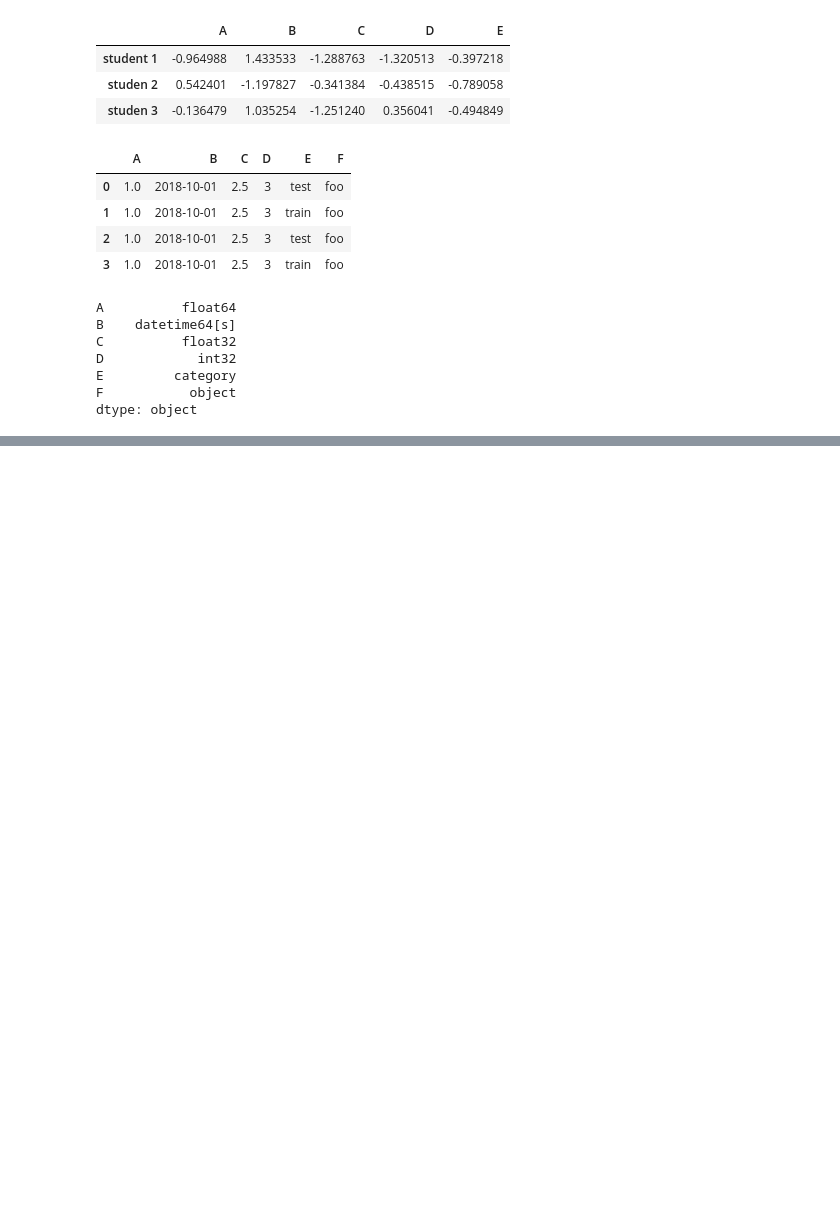
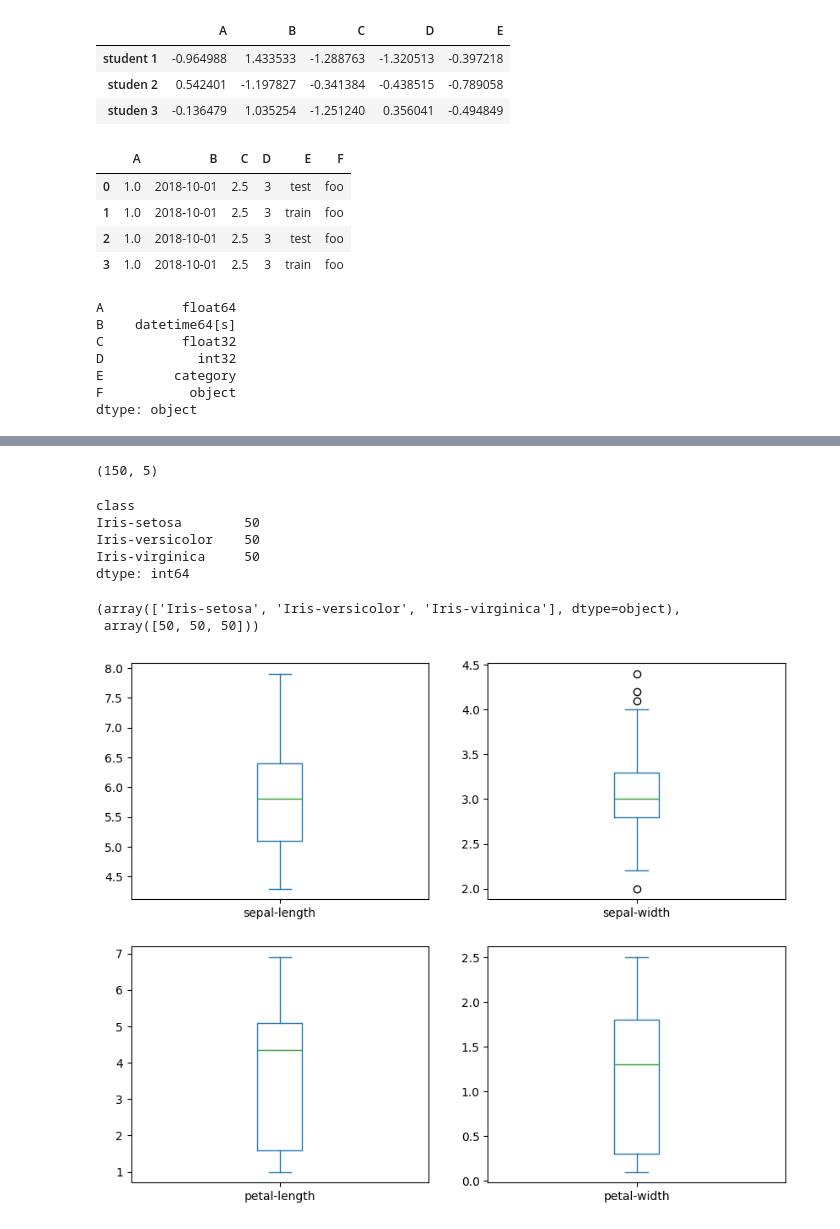
Before and after one commit to BaoNgoc27/ueh25-ktlt-eco, a Jupyter notebook: buoi02_250816/Bai tap minh hoa/buoi03_demo.ipynb.ipynb, the cells around one changed output, grey strips where cells are left out. Cells and saved outputs as stored; diff of their text form; code cells hidden in the pictures; blank space fills up the shorter version.

```diff
--- a/buoi02_250816/Bai tap minh hoa/buoi03_demo.ipynb.ipynb
+++ b/buoi02_250816/Bai tap minh hoa/buoi03_demo.ipynb.ipynb
@@ -324,0 +348,6 @@ Current Balance: 700
+# %%
+# Load dataset
+url = "https://archive.ics.uci.edu/ml/machine-learning-databases/iris/iris.data"
+names = ['sepal-length', 'sepal-width', 'petal-length', 'petal-width', 'class']
+df = pd.read_csv(url, names=names)
+print(df.head(10))
@@ -324,0 +408,26 @@ Current Balance: 700
+# %%
+print(df.shape)
+# %% [output]
+(150, 5)
+# %%
+df.groupby('class').size()
+# %% [output]
+class
+Iris-setosa        50
+Iris-versicolor    50
+Iris-virginica     50
+dtype: int64
+# %%
+np.unique(df['class'], return_counts=True)
+# %% [output]
+(array(['Iris-setosa', 'Iris-versicolor', 'Iris-virginica'], dtype=object),
+ array([50, 50, 50]))
+# %%
+import pandas as pd
+import matplotlib.pyplot as plt
+from sklearn.datasets import load_iris
+plt.rcParams["figure.figsize"] = (10,8)
+df.plot(kind='box', subplots=True, layout=(2,2), sharex=False, sharey=False)
+plt.show()
+# %% [output]
+[figure, added]
```
Also changed, not shown: parts of 10 cells of this notebook, 1 other file.
